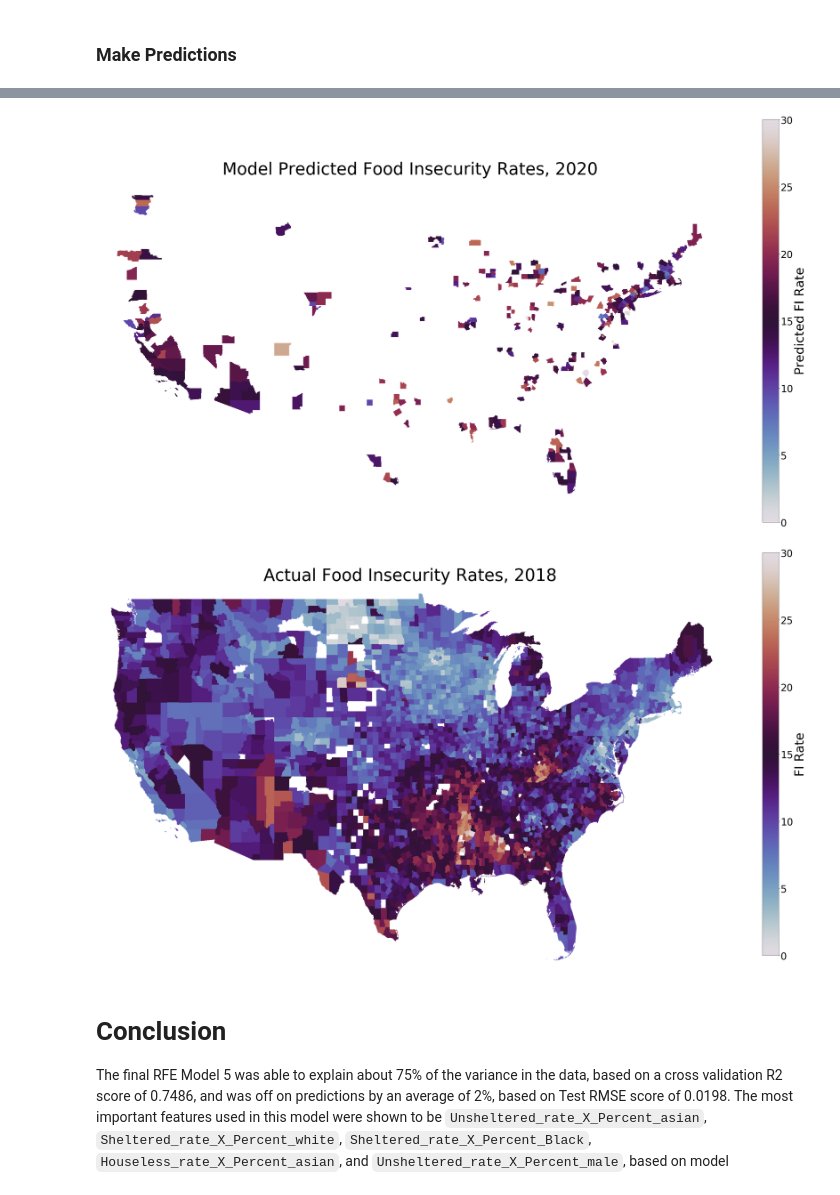
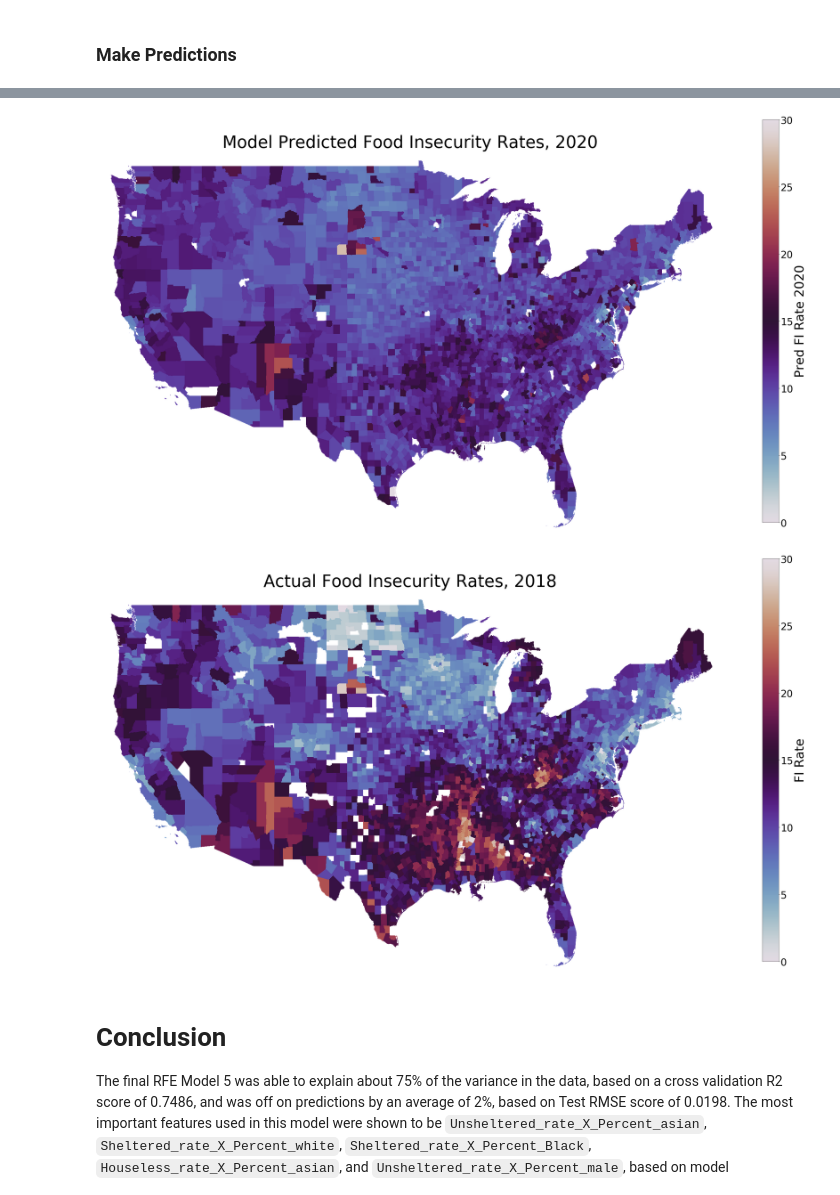
Before and after one commit to khyateed/projecting-food-insecurity, a Jupyter notebook: notebooks/modeling.ipynb, the cells around one changed output, grey strips where cells are left out. Saved outputs shown, nothing was run; the diff lists cells and outputs as text; code cells hidden in the pictures.

Commit message:
imputed missing 2020 data and modeled

```diff
--- a/notebooks/modeling.ipynb
+++ b/notebooks/modeling.ipynb
@@ -450,10 +444,10 @@ The following cells make predicitions on all 2018 data, using the best RFE model
 df_18 = df[df.Year.isin(['2018'])].dropna(subset=['Num_wholesale','Percent_disabled','Houseless_rate','hh_med_income'])
 df_18
 
-# for col in df_18.columns:
-#     if 'Rent' in col:
-#         df_18.drop(col,axis=1,inplace=True)
+for col in df_18.columns:
+    if 'Rent' in col:
+        df_18.drop(col,axis=1,inplace=True)
 
-# # separate target and features
-# y = df_18['FI Rate']
-# X = df_18.drop(['FIPS', 'FI Rate','Year'],axis=1)
+# separate target and features
+y = df_18['FI Rate']
+X = df_18.drop(['FIPS', 'FI Rate','Year'],axis=1)
@@ -622,5 +600,6 @@ pd.set_option('display.max_rows', None)
 # %%
-df_20 = df[df.Year.isin(['2020'])]
+df_20 = df[df.Year=='2020']
+
 df_20.drop(['FI Rate'],axis=1,inplace=True)
 
 for col in df_20.columns:
@@ -667,7 +646,7 @@ for col in df_20.columns:
     if 'SNAP' in col:
         df_20.drop(col,axis=1,inplace=True)
 
-df_20.dropna(subset=['Total_workforce'],inplace=True)
+df_20.dropna(subset=['Percent_male','hh_avg_size'],inplace=True)
 # %% [markdown]
 ### Make Predictions
 # %%
@@ -691,8 +670,8 @@ df_preds.iloc[:,1:].drop_duplicates()
 # %%
-choropleth(df_preds,'Predicted FI Rate','2020','twilight','Model Predicted Food Insecurity Rates')
+choropleth(df_preds,'Pred FI Rate 2020','2020','twilight','Model Predicted Food Insecurity Rates')
 choropleth(df_18,'FI Rate','2018','twilight', 'Actual Food Insecurity Rates')
 # %% [output]
-[figure, old version]
+[figure, new version]
 [figure]
 # %% [markdown]
 # Conclusion
```
Also changed, not shown: parts of 19 cells of this notebook, 3 other files.
